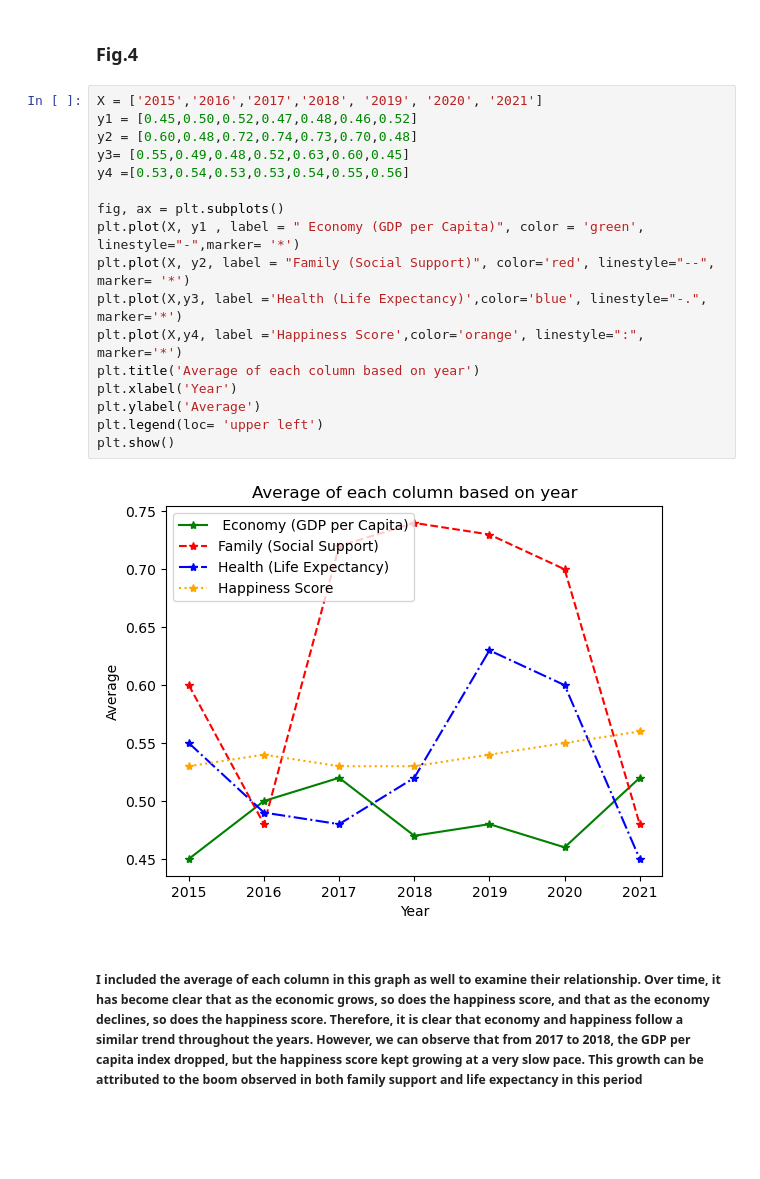
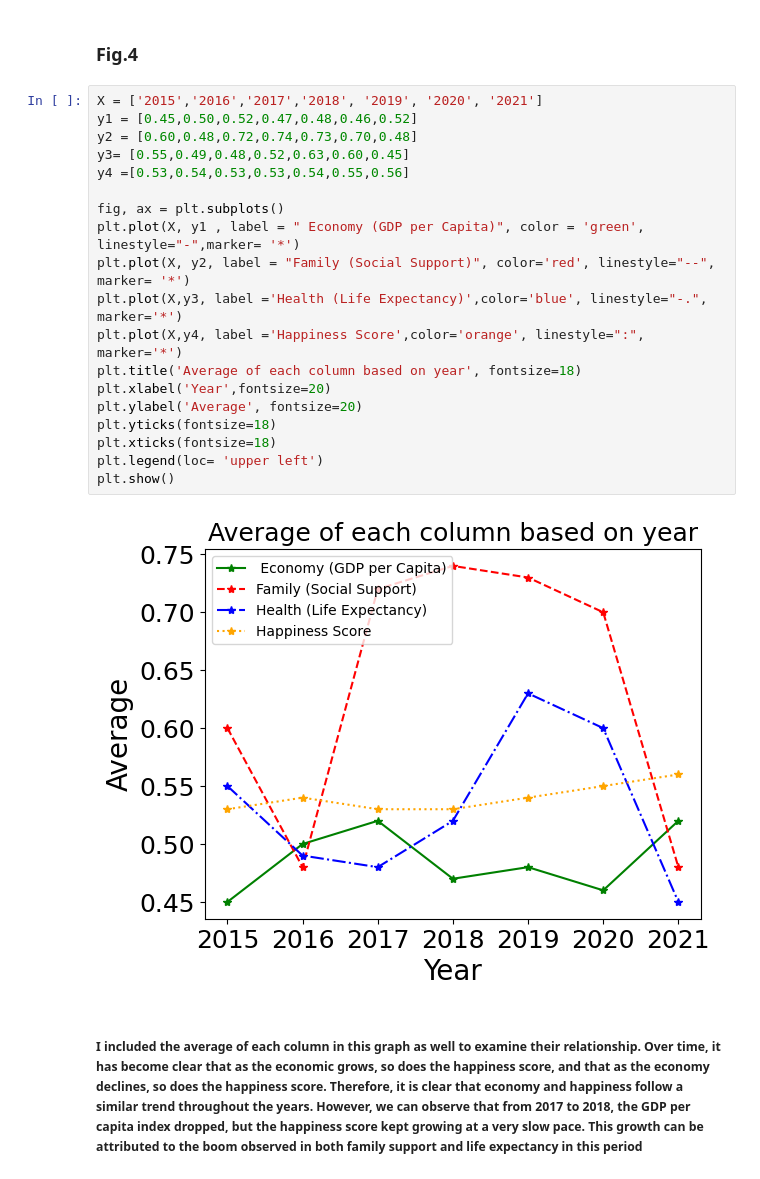
Before and after one commit to ubco-W2022T1-cosc301/project-group47, a Jupyter notebook: notebooks/analysis3.ipynb, the cells around one changed output. Cells and saved outputs as stored; diff of their text form; blank space fills up the shorter version.

```diff
--- a/notebooks/analysis3.ipynb
+++ b/notebooks/analysis3.ipynb
@@ -435,22 +439,24 @@ plt.show()
 # %%
 X = ['2015','2016','2017','2018', '2019', '2020', '2021']
 y1 = [0.45,0.50,0.52,0.47,0.48,0.46,0.52]
 y2 = [0.60,0.48,0.72,0.74,0.73,0.70,0.48]
 y3= [0.55,0.49,0.48,0.52,0.63,0.60,0.45]
 y4 =[0.53,0.54,0.53,0.53,0.54,0.55,0.56]
 
 fig, ax = plt.subplots()
 plt.plot(X, y1 , label = " Economy (GDP per Capita)", color = 'green', linestyle="-",marker= '*')
 plt.plot(X, y2, label = "Family (Social Support)", color='red', linestyle="--", marker= '*')
 plt.plot(X,y3, label ='Health (Life Expectancy)',color='blue', linestyle="-.", marker='*')
 plt.plot(X,y4, label ='Happiness Score',color='orange', linestyle=":", marker='*')
-plt.title('Average of each column based on year')
-plt.xlabel('Year')
-plt.ylabel('Average')
+plt.title('Average of each column based on year', fontsize=18)
+plt.xlabel('Year',fontsize=20)
+plt.ylabel('Average', fontsize=20)
+plt.yticks(fontsize=18)
+plt.xticks(fontsize=18)
 plt.legend(loc= 'upper left')
 plt.show()
 # %% [output]
-[figure, old version]
+[figure, new version]
 # %% [markdown]
 ##### I included the average of each column in this graph as well to examine their relationship. Over time, it has become clear that as the economic grows, so does the happiness score, and that as the economy declines, so does the happiness score. Therefore, it is clear that economy and happiness follow a similar trend throughout the years. However, we can observe that from 2017 to 2018, the GDP per capita index dropped, but the happiness score kept growing at a very slow pace. This growth can be attributed to the boom observed in both family support and life expectancy in this period
 # %% [markdown]
```
Also changed, not shown: parts of 3 cells of this notebook.
